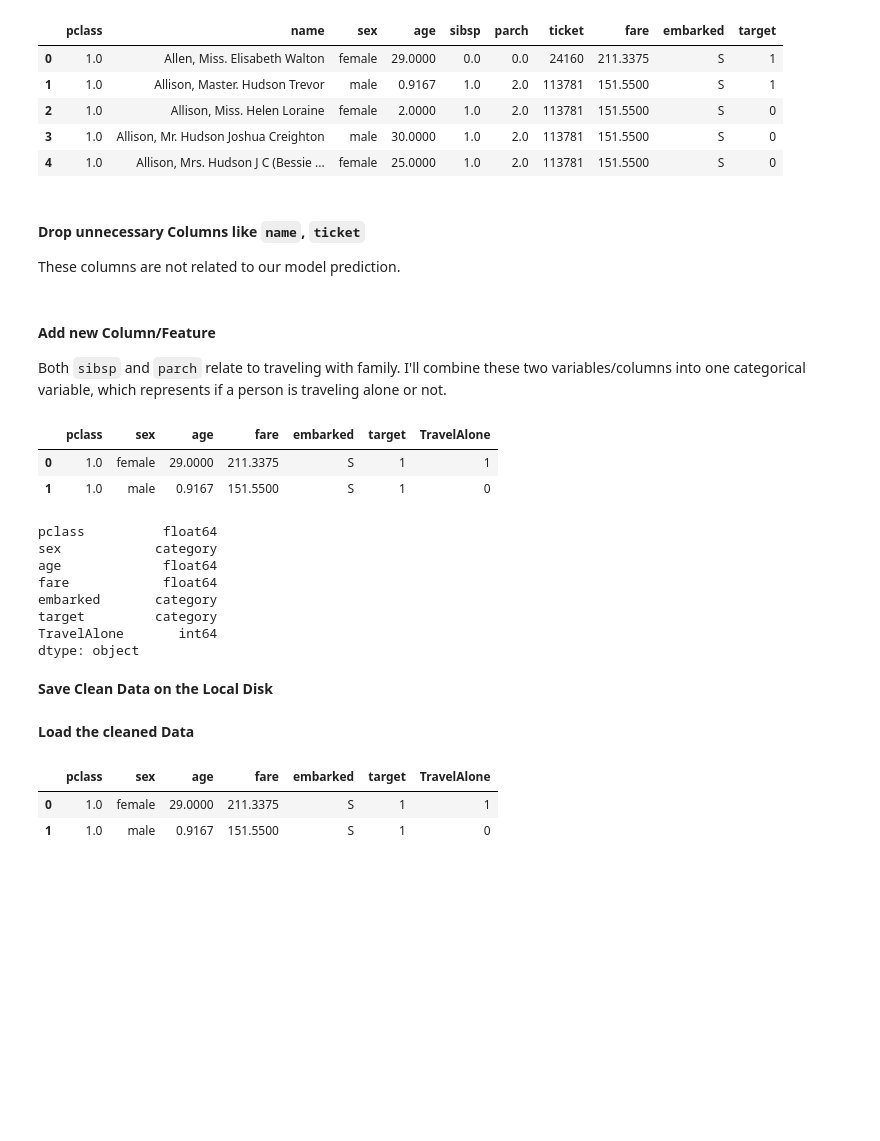
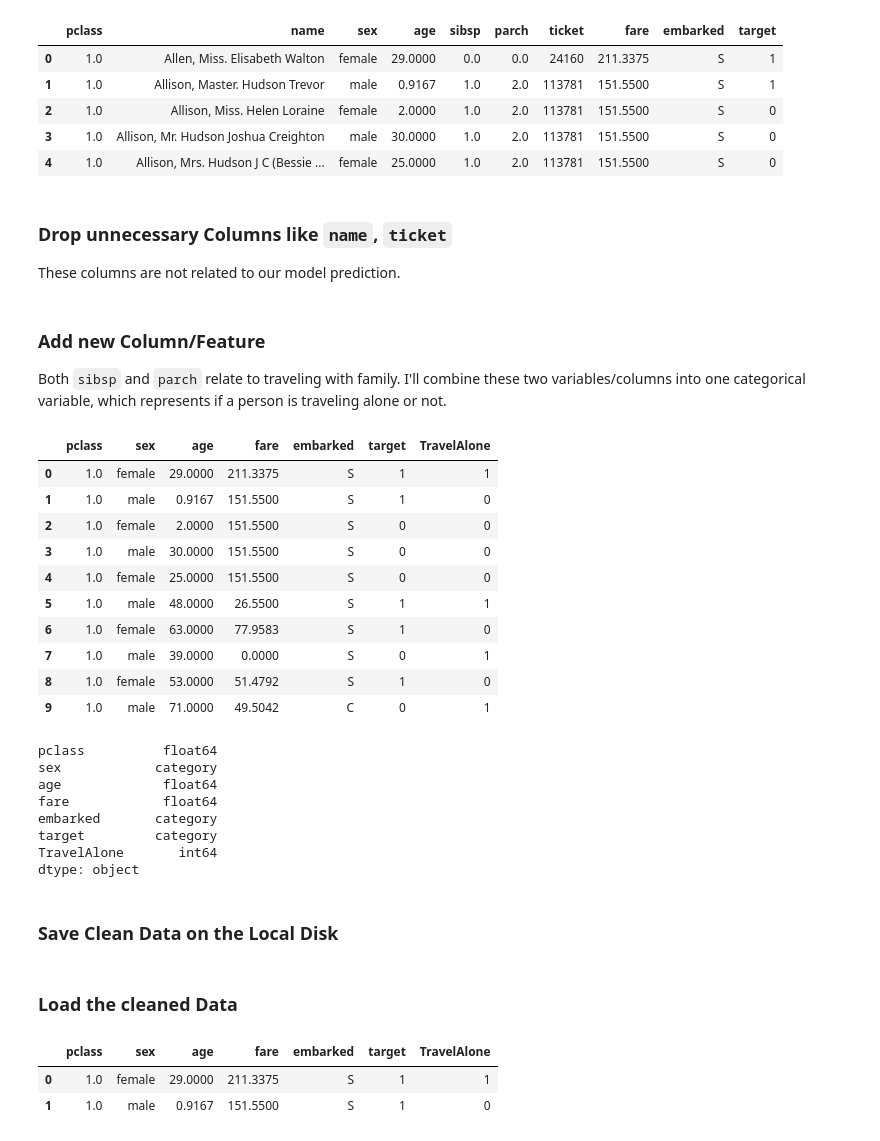
Before and after one commit to ehtisham-sadiq/Final-Year-Project-Material-, a Jupyter notebook: Week no 06/LogisticRegression.ipynb, the cells around one changed output. Drawn from its saved outputs; the diff is of its cells as text; code cells hidden in the pictures; blank space fills up the shorter version.

```diff
--- a/Week no 06/LogisticRegression.ipynb
+++ b/Week no 06/LogisticRegression.ipynb
@@ -2662,23 +2678,31 @@ df.head()
 | 3 | 1.0 | Allison, Mr. Hudson Joshua Creighton | male | 30.0000 | 1.0 | 2.0 | 113781 | 151.5500 | S | 0 |
 | 4 | 1.0 | Allison, Mrs. Hudson J C (Bessie ... | female | 25.0000 | 1.0 | 2.0 | 113781 | 151.5500 | S | 0 |
 # %% [markdown]
-#### Drop unnecessary Columns like `name`, `ticket`
+### Drop unnecessary Columns like `name`, `ticket`
 These columns are not related to our model prediction.
 # %%
 df.drop(columns=['name','ticket'], axis=1, inplace=True)
 # %% [markdown]
-#### Add new Column/Feature
+### Add new Column/Feature
 Both `sibsp` and `parch` relate to traveling with family. I'll combine these two variables/columns into one categorical variable, which represents if a person is traveling alone or not.
 # %%
 df['TravelAlone'] = np.where((df['sibsp']+df['parch'])>0,0,1)
 # %%
 df.drop(['sibsp','parch'], axis=1, inplace=True)
 # %%
-df.head(2)
+df.head(10)
 # %% [output]
 |  | pclass | sex | age | fare | embarked | target | TravelAlone |
 | 0 | 1.0 | female | 29.0000 | 211.3375 | S | 1 | 1 |
 | 1 | 1.0 | male | 0.9167 | 151.5500 | S | 1 | 0 |
+| 2 | 1.0 | female | 2.0000 | 151.5500 | S | 0 | 0 |
+| 3 | 1.0 | male | 30.0000 | 151.5500 | S | 0 | 0 |
+| 4 | 1.0 | female | 25.0000 | 151.5500 | S | 0 | 0 |
+| 5 | 1.0 | male | 48.0000 | 26.5500 | S | 1 | 1 |
+| 6 | 1.0 | female | 63.0000 | 77.9583 | S | 1 | 0 |
+| 7 | 1.0 | male | 39.0000 | 0.0000 | S | 0 | 1 |
+| 8 | 1.0 | female | 53.0000 | 51.4792 | S | 1 | 0 |
+| 9 | 1.0 | male | 71.0000 | 49.5042 | C | 0 | 1 |
 # %%
 df.dtypes
 # %% [output]
@@ -2691,13 +2715,13 @@ target         category
 TravelAlone       int64
 dtype: object
 # %% [markdown]
-**Save Clean Data on the Local Disk**
+### **Save Clean Data on the Local Disk**
 # %%
 df.to_csv("datasets/cleaned_data.csv", index=False)
 # %%
 # !ls
 # %% [markdown]
-**Load the cleaned Data**
+### **Load the cleaned Data**
 # %%
 cleaned_data = pd.read_csv('datasets/cleaned_data.csv')
 cleaned_data.head(2)
```
Also changed, not shown: parts of 27 cells of this notebook, 7 other files.
